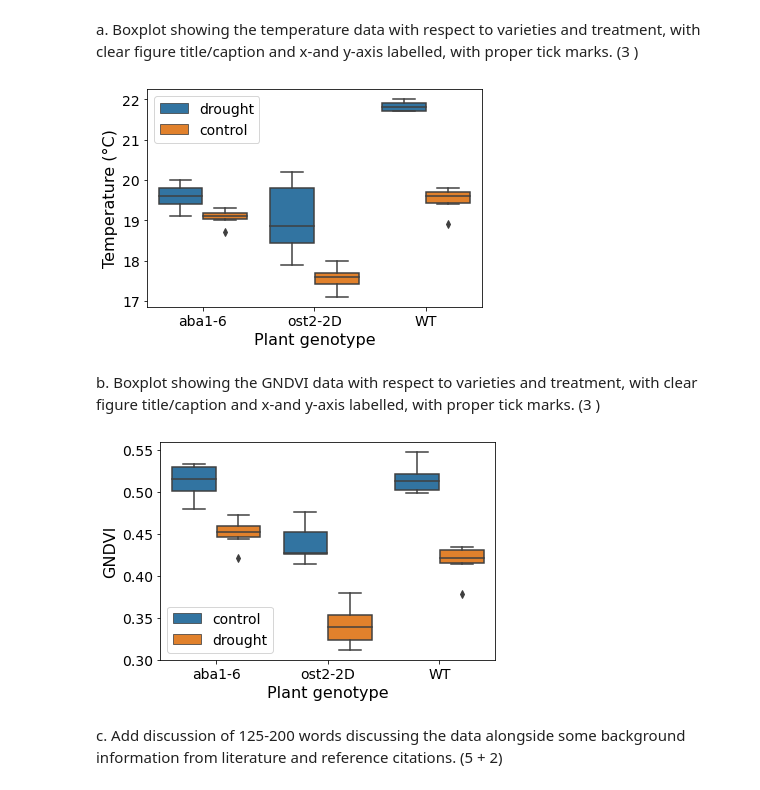
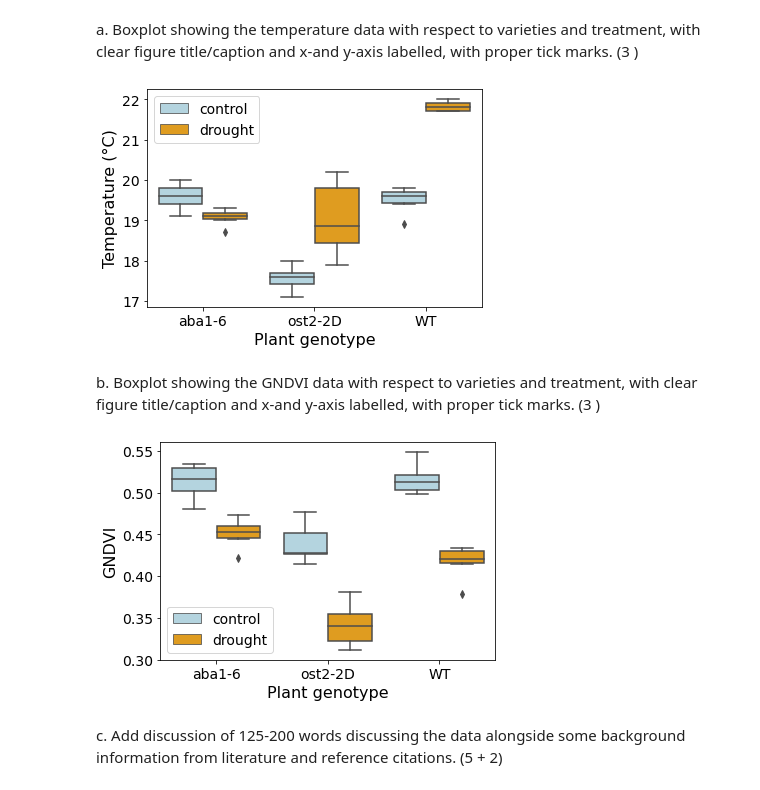
Before and after one commit to fieryWalrus1002/bsyse541_hw, a Jupyter notebook: lab4/lab4_image_analysis.ipynb, the cells around one changed output. Cells and saved outputs as stored; diff of their text form; code cells hidden in the pictures.

```diff
--- a/lab4/lab4_image_analysis.ipynb
+++ b/lab4/lab4_image_analysis.ipynb
@@ -268,21 +271,21 @@ a. Boxplot showing the temperature data with respect to varieties and treatment,
 # %%
 # boxplot for thermal readings
 tdf = pd.read_csv("thermal.csv")
 #WT, aba1-6, and ost2-2D
-sns.boxplot(x = tdf['gt'], y=tdf['temp_C'], hue=tdf['treatment'])
+sns.boxplot(x = tdf['gt'], y=tdf['temp_C'], hue=tdf['treatment'], palette=["lightblue", "orange"])
 plt.ylabel("Temperature (°C)", size=16)
 plt.xlabel("Plant genotype", size=16)
 plt.xticks(size=14)
 plt.yticks(size=14)
 plt.legend(prop={"size":14})
 plt.savefig("boxplot_thermal.png")
 # %% [output]
-[figure, old version]
+[figure, new version]
 # %% [markdown]
 b. Boxplot showing the GNDVI data with respect to varieties and treatment, with clear figure title/caption and x-and y-axis labelled, with proper tick marks. (3 )
 # %%
 # boxplot for GNDVI
-sns.boxplot(x = gndvi_df['gt'], y=gndvi_df['GNDVI_mean'], hue=gndvi_df['treatment'])
+sns.boxplot(x = gndvi_df['gt'], y=gndvi_df['GNDVI_mean'], hue=gndvi_df['treatment'], palette=["lightblue", "orange"])
 plt.ylabel("GNDVI", size=16)
 plt.xlabel("Plant genotype", size=16)
 plt.xticks(size=14)
@@ -290,7 +293,7 @@ plt.yticks(size=14)
 plt.legend(prop={"size":14})
 plt.savefig("boxplot_gndvi.png")
 # %% [output]
-[figure, old version]
+[figure, new version]
 # %% [markdown]
 c.   Add discussion of 125-200 words discussing the data alongside some background information from literature and reference citations. (5 + 2)
 # %% [markdown]
```
Also changed, not shown: parts of 8 cells of this notebook, 11 other files.
